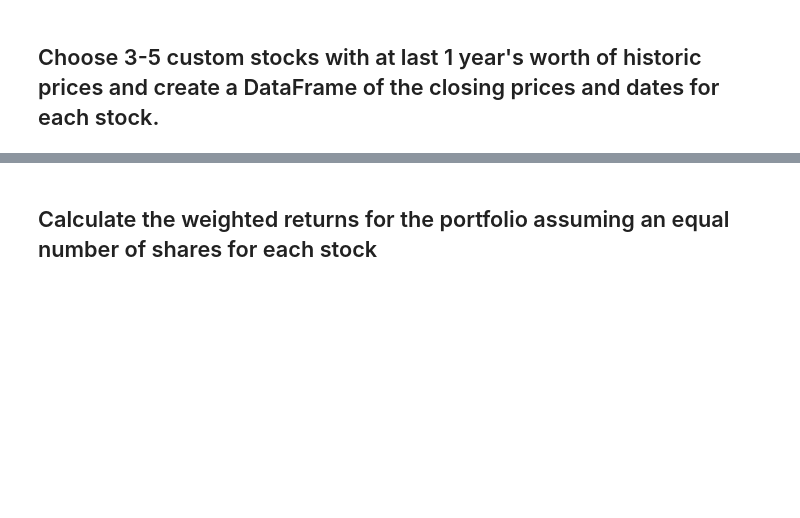
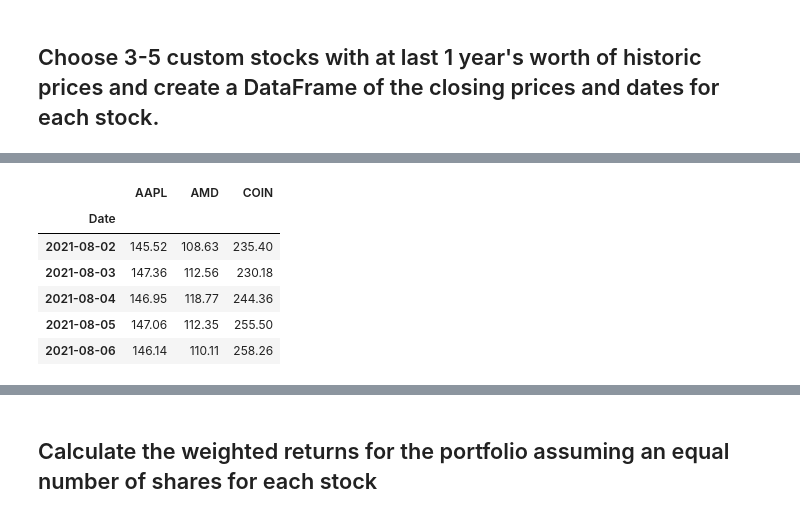
Before and after one commit to Mun-Min/Pandas_Portfolio_Analysis, a Jupyter notebook: main.ipynb, the cells around one changed output, grey strips where cells are left out. Cells and saved outputs as stored; diff of their text form; code cells hidden in the pictures; blank space fills up the shorter version.

Commit message:
custom portfolio commit

```diff
--- a/main.ipynb
+++ b/main.ipynb
@@ -392,0 +381,7 @@ In this section, you will build your own portfolio of stocks, calculate the retu
+# %%
+# Reading data from 1st stock (APPLE INC)
+aapl_df = pd.read_csv(Path(r"C:\Users\minha\OneDrive\Documents\Pandas_Portfolio_Analysis\Resources\AAPL_price_history.csv"))
+aapl_df.set_index(pd.to_datetime(aapl_df["Date"], infer_datetime_format = True), inplace = True)
+aapl_df = aapl_df.drop(["Date", "Open", "High", "Low", "Volume"], axis = 1)
+aapl_df.rename(columns={"Close":"AAPL"}, inplace = True)
+aapl_df.head()
@@ -392,0 +396,7 @@ In this section, you will build your own portfolio of stocks, calculate the retu
+# %%
+# Reading data from 2nd stock (AMD Micro Devices INC)
+amd_df = pd.read_csv(Path(r"C:\Users\minha\OneDrive\Documents\Pandas_Portfolio_Analysis\Resources\AMD_price_history.csv"))
+amd_df.set_index(pd.to_datetime(amd_df["Date"], infer_datetime_format = True), inplace = True)
+amd_df = amd_df.drop(["Date", "Open", "High", "Low", "Volume"], axis = 1)
+amd_df.rename(columns={"Close":"AMD"}, inplace = True)
+amd_df.head()
@@ -392,0 +411,7 @@ In this section, you will build your own portfolio of stocks, calculate the retu
+# %%
+# Reading data from 3rd stock (COINBASE Global INC)
+coin_df = pd.read_csv(Path(r"C:\Users\minha\OneDrive\Documents\Pandas_Portfolio_Analysis\Resources\COIN_price_history.csv"))
+coin_df.set_index(pd.to_datetime(coin_df["Date"], infer_datetime_format = True), inplace = True)
+coin_df = coin_df.drop(["Date", "Open", "High", "Low", "Volume"], axis = 1)
+coin_df.rename(columns={"Close":"COIN"}, inplace = True)
+coin_df.head()
@@ -393,2 +442,19 @@ In this section, you will build your own portfolio of stocks, calculate the retu
+# %%
+# Combine all stocks in a single DataFrame
+my_portfolio_stocks = pd.concat((aapl_df, amd_df, coin_df), axis = 1, join = "inner")
+my_portfolio_stocks.sort_index(ascending = True, inplace = True)
+
+# Reset Date index
+my_portfolio_stocks.index = my_portfolio_stocks.index.normalize()
+
+my_portfolio_stocks.head()
+# %% [output]
+|  | AAPL | AMD | COIN |
+| Date |  |  |  |
+| 2021-08-02 | 145.52 | 108.63 | 235.40 |
+| 2021-08-03 | 147.36 | 112.56 | 230.18 |
+| 2021-08-04 | 146.95 | 118.77 | 244.36 |
+| 2021-08-05 | 147.06 | 112.35 | 255.50 |
+| 2021-08-06 | 146.14 | 110.11 | 258.26 |
 # %%
 # Calculate daily returns
```
Also changed, not shown: parts of 13 cells of this notebook, 4 other files.
